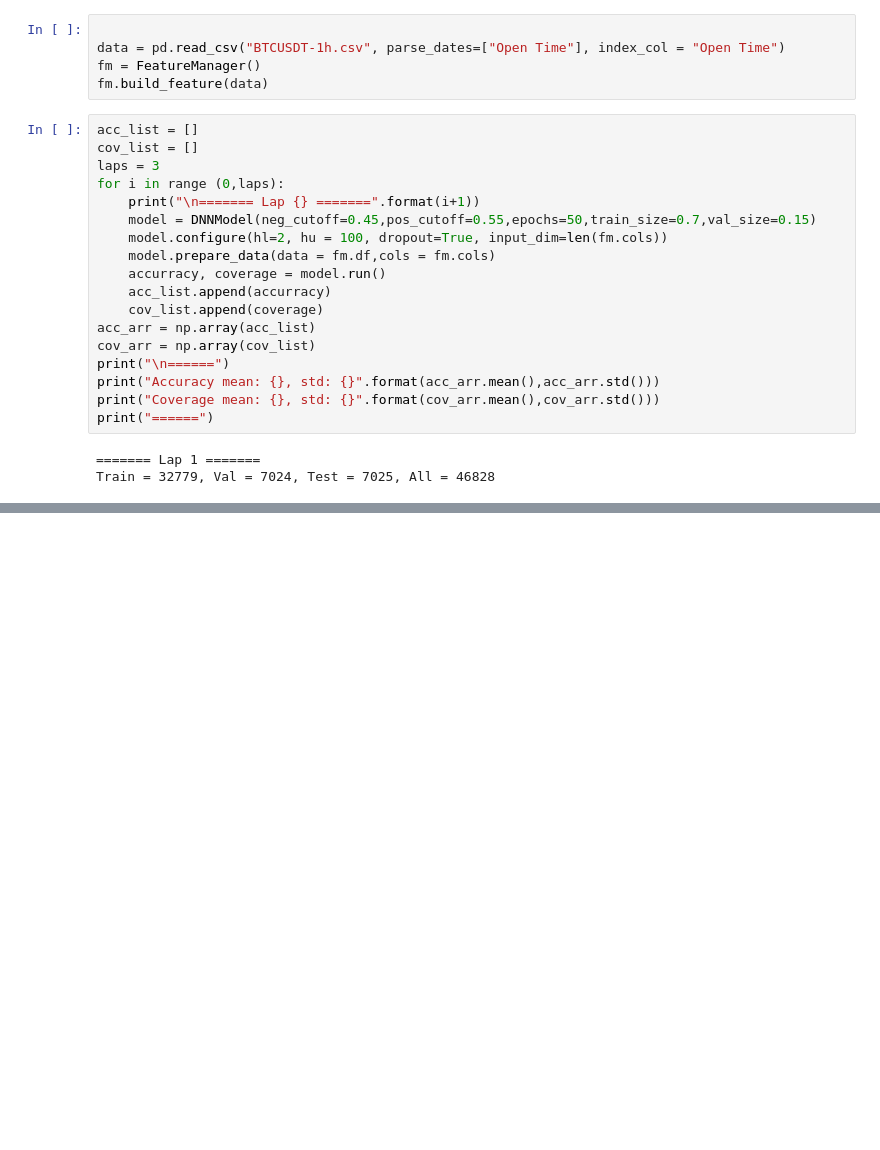
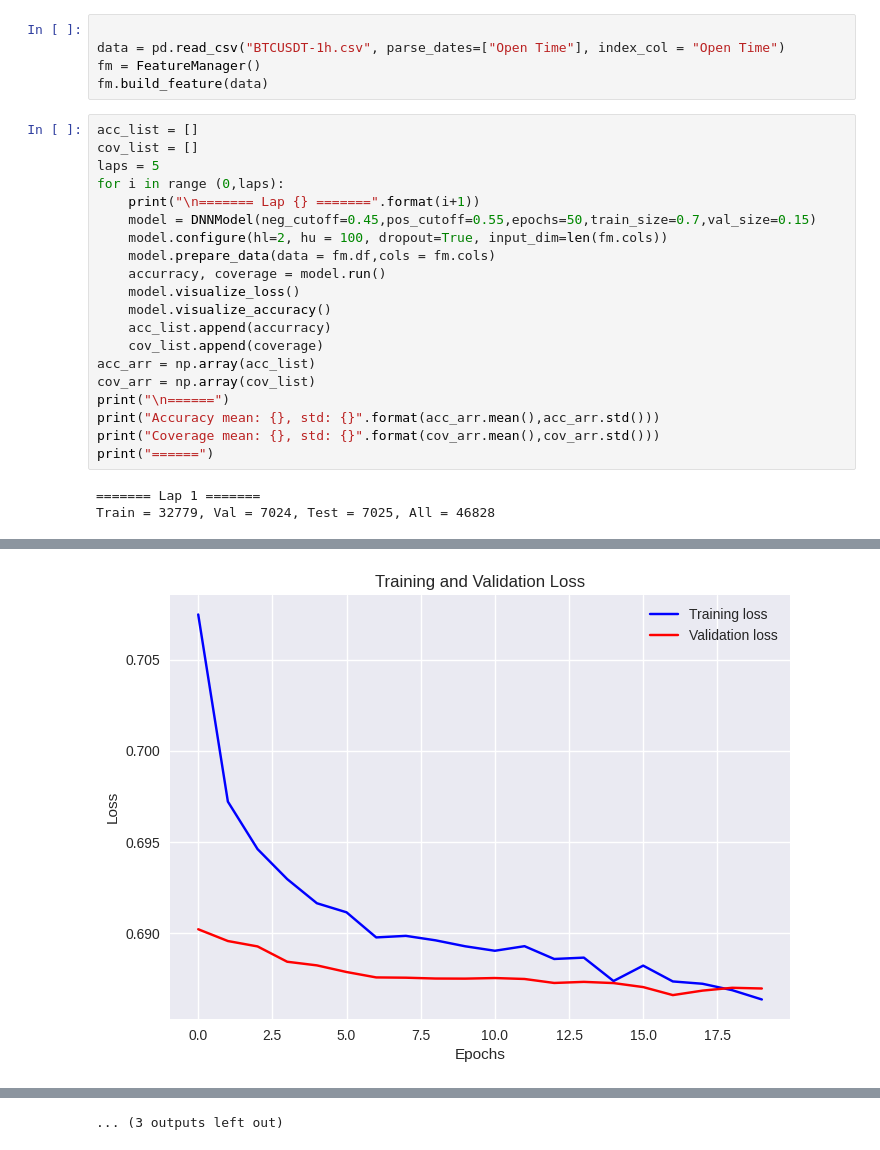
Before and after one commit to hiepsikien/TraderRobot, a Jupyter notebook: test_dnn.ipynb, the cells around one changed output, grey strips where cells are left out. Drawn from its saved outputs; the diff is of its cells as text; blank space fills up the shorter version.

Commit message:
added visualization of loss and accuracy for DNN

```diff
--- a/test_dnn.ipynb
+++ b/test_dnn.ipynb
@@ -16,13 +16,15 @@ fm.build_feature(data)
 # %%
 acc_list = []
 cov_list = []
-laps = 3
+laps = 5
 for i in range (0,laps):
     print("\n======= Lap {} =======".format(i+1))
     model = DNNModel(neg_cutoff=0.45,pos_cutoff=0.55,epochs=50,train_size=0.7,val_size=0.15)
     model.configure(hl=2, hu = 100, dropout=True, input_dim=len(fm.cols))
     model.prepare_data(data = fm.df,cols = fm.cols)
     accurracy, coverage = model.run()
+    model.visualize_loss()
+    model.visualize_accuracy()
     acc_list.append(accurracy)
     cov_list.append(coverage)
 acc_arr = np.array(acc_list)
@@ -56,0 +59 @@ Coverage mean: 0.2137129300118624, std: 0.008186669257865603
+[figure, added]
@@ -56,0 +116 @@ Coverage mean: 0.2137129300118624, std: 0.008186669257865603
+... (3 outputs left out)
```
Also changed, not shown: parts of 2 cells of this notebook, 2 other files.
